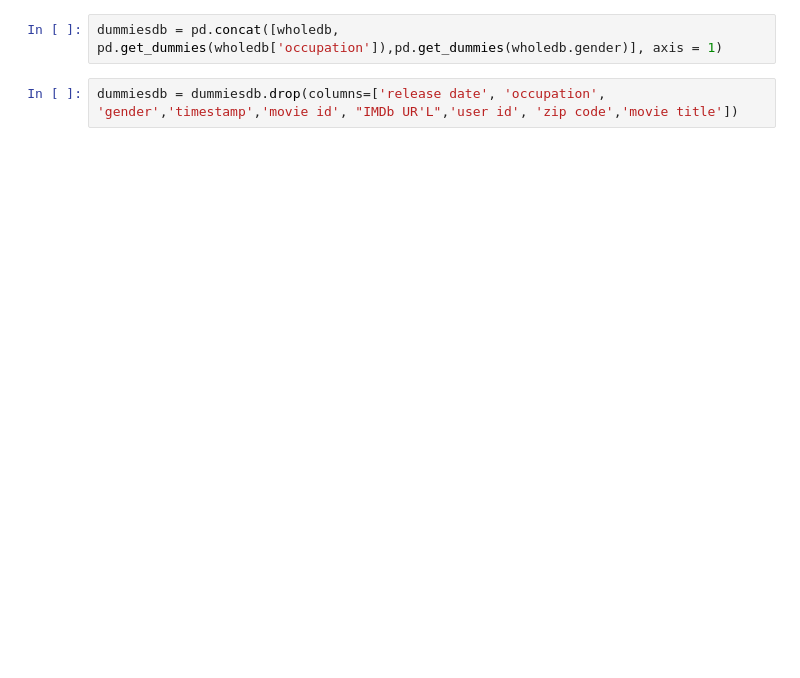
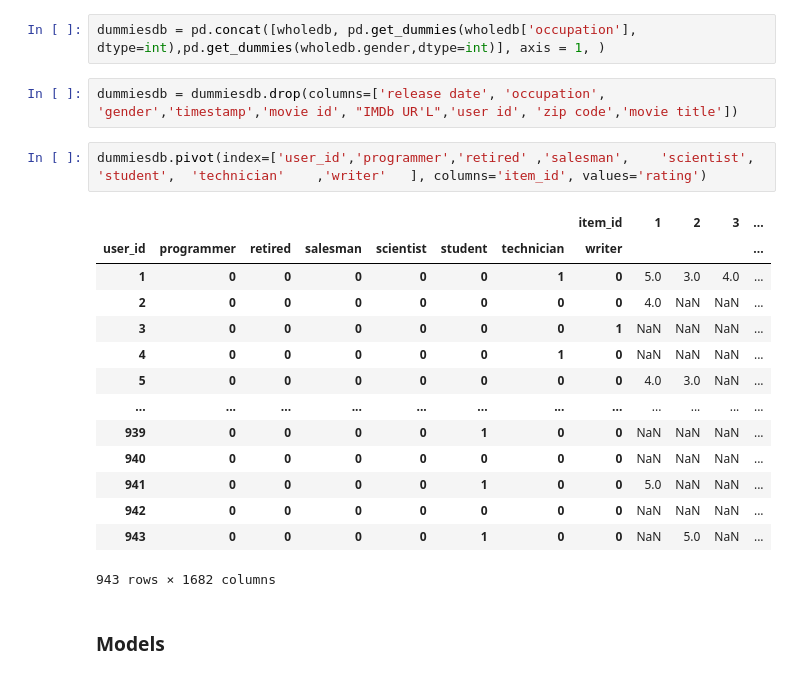
Before and after one commit to pansito/recomendationsys, a Jupyter notebook: Data Review.ipynb, the cells around one changed output. Drawn from its saved outputs; the diff is of its cells as text; blank space fills up the shorter version.

Commit message:
feat: NN model and data chaged for prediction

```diff
--- a/Data Review.ipynb
+++ b/Data Review.ipynb
@@ -125,9 +128,28 @@ wholedb = movieeval.merge(userd, left_on='user_id', right_on='user id')
 # %% [markdown]
 Para establecer el modelo se utilizara la mayor cantidad de información relevante posible, para ello se cruzan todas las tablas, de aquí se desecharán las columnas que no aportan valor a la hora de establecer el modelo.
 # %%
-dummiesdb = pd.concat([wholedb, pd.get_dummies(wholedb['occupation']),pd.get_dummies(wholedb.gender)], axis = 1)
+dummiesdb = pd.concat([wholedb, pd.get_dummies(wholedb['occupation'], dtype=int),pd.get_dummies(wholedb.gender,dtype=int)], axis = 1, )
 # %%
 dummiesdb = dummiesdb.drop(columns=['release date', 'occupation', 'gender','timestamp','movie id', "IMDb UR'L",'user id', 'zip code','movie title'])
+# %%
+dummiesdb.pivot(index=['user_id','programmer','retired' ,'salesman',	'scientist',	'student',	'technician'	,'writer'	], columns='item_id', values='rating')
+# %% [output]
+|  |  |  |  |  |  |  | item_id | 1 | 2 | 3 | ... |
+| user_id | programmer | retired | salesman | scientist | student | technician | writer |  |  |  | ... |
+| 1 | 0 | 0 | 0 | 0 | 0 | 1 | 0 | 5.0 | 3.0 | 4.0 | ... |
+| 2 | 0 | 0 | 0 | 0 | 0 | 0 | 0 | 4.0 | NaN | NaN | ... |
+| 3 | 0 | 0 | 0 | 0 | 0 | 0 | 1 | NaN | NaN | NaN | ... |
+| 4 | 0 | 0 | 0 | 0 | 0 | 1 | 0 | NaN | NaN | NaN | ... |
+| 5 | 0 | 0 | 0 | 0 | 0 | 0 | 0 | 4.0 | 3.0 | NaN | ... |
+| ... | ... | ... | ... | ... | ... | ... | ... | ... | ... | ... | ... |
+| 939 | 0 | 0 | 0 | 0 | 1 | 0 | 0 | NaN | NaN | NaN | ... |
+| 940 | 0 | 0 | 0 | 0 | 0 | 0 | 0 | NaN | NaN | NaN | ... |
+| 941 | 0 | 0 | 0 | 0 | 1 | 0 | 0 | 5.0 | NaN | NaN | ... |
+| 942 | 0 | 0 | 0 | 0 | 0 | 0 | 0 | NaN | NaN | NaN | ... |
+| 943 | 0 | 0 | 0 | 0 | 1 | 0 | 0 | NaN | 5.0 | NaN | ... |
+943 rows × 1682 columns
+# %% [markdown]
+### Models
 # %%
 from sklearn.neighbors import KNeighborsClassifier
 import numpy as np
```
Also changed, not shown: parts of 18 cells of this notebook, 1 other file.
